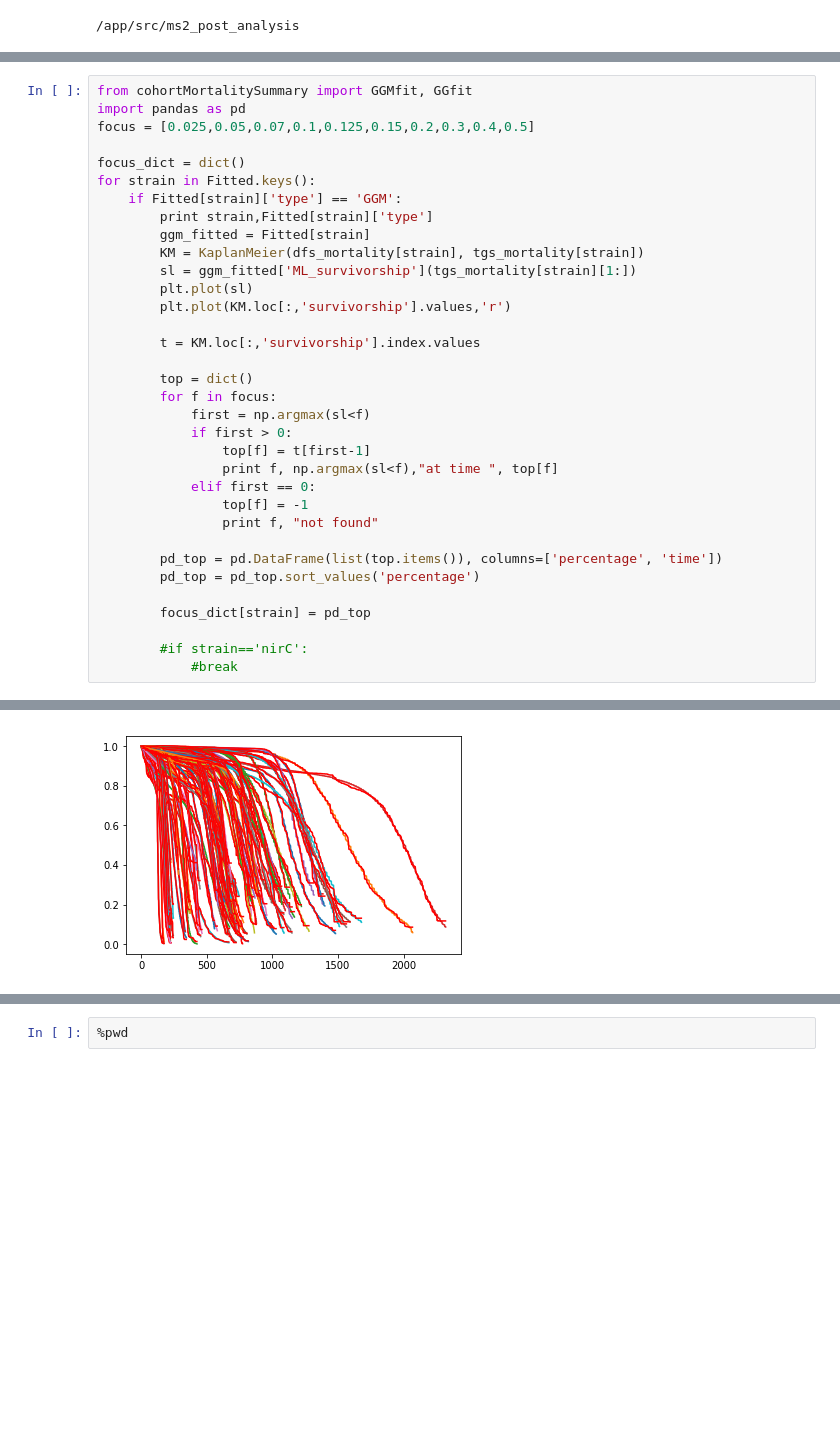
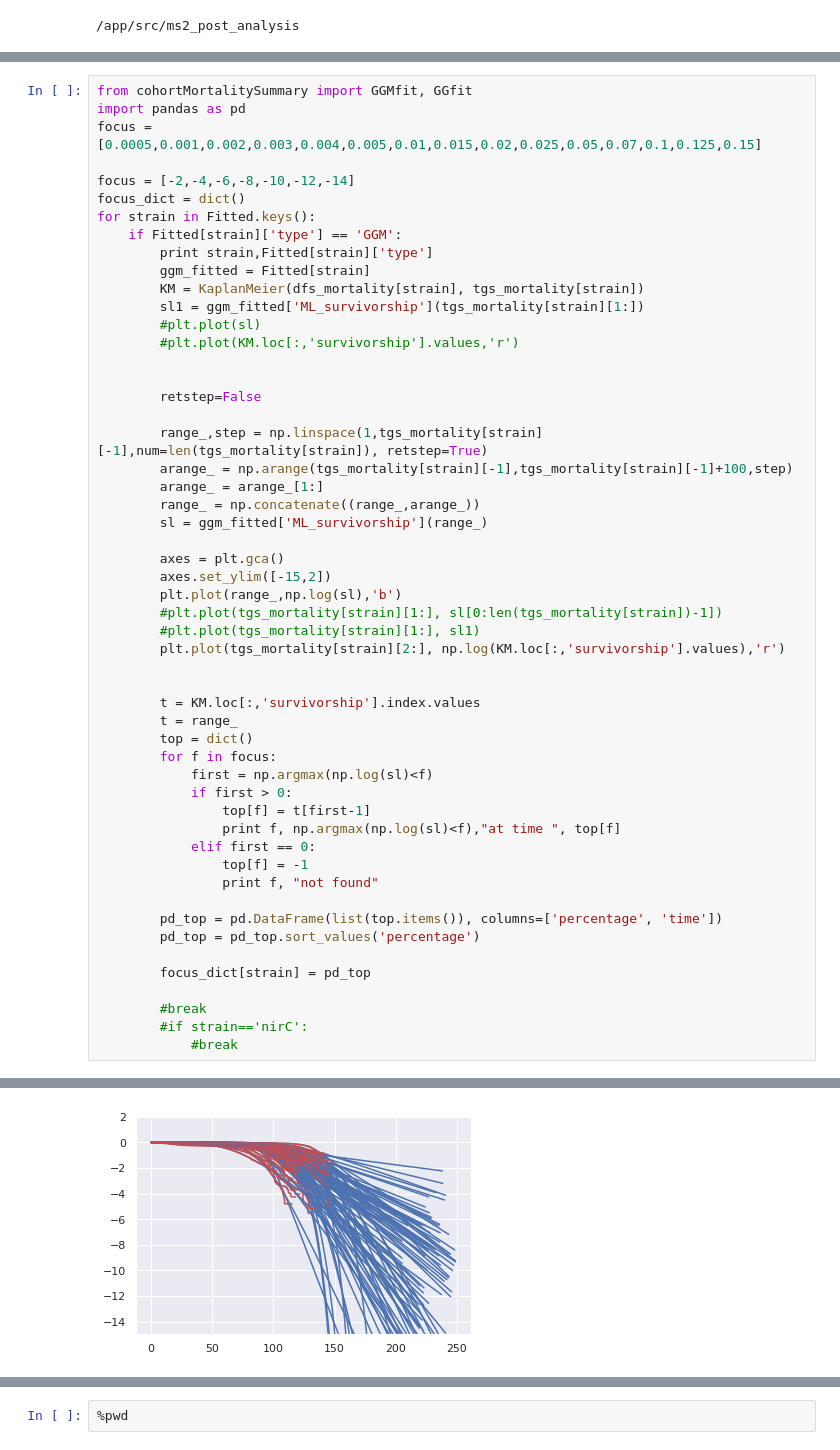
Before and after one commit to maincover/ms2_post_analysis, a Jupyter notebook: Aging Parameters-MG-WT-Focus.ipynb, the cells around one changed output, grey strips where cells are left out. Saved outputs shown, nothing was run; the diff lists cells and outputs as text; blank space fills up the shorter version.

Commit message:
focus

```diff
--- a/Aging Parameters-MG-WT-Focus.ipynb
+++ b/Aging Parameters-MG-WT-Focus.ipynb
@@ -39,26 +41,44 @@ KStests = KStests_from_file
 # %%
 from cohortMortalitySummary import GGMfit, GGfit
 import pandas as pd
-focus = [0.025,0.05,0.07,0.1,0.125,0.15,0.2,0.3,0.4,0.5]
+focus = [0.0005,0.001,0.002,0.003,0.004,0.005,0.01,0.015,0.02,0.025,0.05,0.07,0.1,0.125,0.15]
 
+focus = [-2,-4,-6,-8,-10,-12,-14]
 focus_dict = dict()
 for strain in Fitted.keys():
     if Fitted[strain]['type'] == 'GGM':
         print strain,Fitted[strain]['type']
         ggm_fitted = Fitted[strain]
         KM = KaplanMeier(dfs_mortality[strain], tgs_mortality[strain])
-        sl = ggm_fitted['ML_survivorship'](tgs_mortality[strain][1:])
-        plt.plot(sl)
-        plt.plot(KM.loc[:,'survivorship'].values,'r')
+        sl1 = ggm_fitted['ML_survivorship'](tgs_mortality[strain][1:])
+        #plt.plot(sl)
+        #plt.plot(KM.loc[:,'survivorship'].values,'r')
+
+
+        retstep=False
+
+        range_,step = np.linspace(1,tgs_mortality[strain][-1],num=len(tgs_mortality[strain]), retstep=True)
+        arange_ = np.arange(tgs_mortality[strain][-1],tgs_mortality[strain][-1]+100,step)
+        arange_ = arange_[1:]
+        range_ = np.concatenate((range_,arange_))
+        sl = ggm_fitted['ML_survivorship'](range_)
+
+        axes = plt.gca()
+        axes.set_ylim([-15,2])
+        plt.plot(range_,np.log(sl),'b')
+        #plt.plot(tgs_mortality[strain][1:], sl[0:len(tgs_mortality[strain])-1])
+        #plt.plot(tgs_mortality[strain][1:], sl1)
+        plt.plot(tgs_mortality[strain][2:], np.log(KM.loc[:,'survivorship'].values),'r')
+
 
         t = KM.loc[:,'survivorship'].index.values
-
+        t = range_
         top = dict()
         for f in focus:
-            first = np.argmax(sl<f)
+            first = np.argmax(np.log(sl)<f)
             if first > 0:
                 top[f] = t[first-1]
-                print f, np.argmax(sl<f),"at time ", top[f]
+                print f, np.argmax(np.log(sl)<f),"at time ", top[f]
             elif first == 0:
                 top[f] = -1
                 print f, "not found"
@@ -68,6 +88,7 @@ for strain in Fitted.keys():
 
         focus_dict[strain] = pd_top
 
+        #break
         #if strain=='nirC':
             #break
 # %% [output]
@@ -91 +121 @@ norW GGM
-[figure, old version]
+[figure, new version]
```
Also changed, not shown: parts of 44 cells of this notebook, 2 other files.
